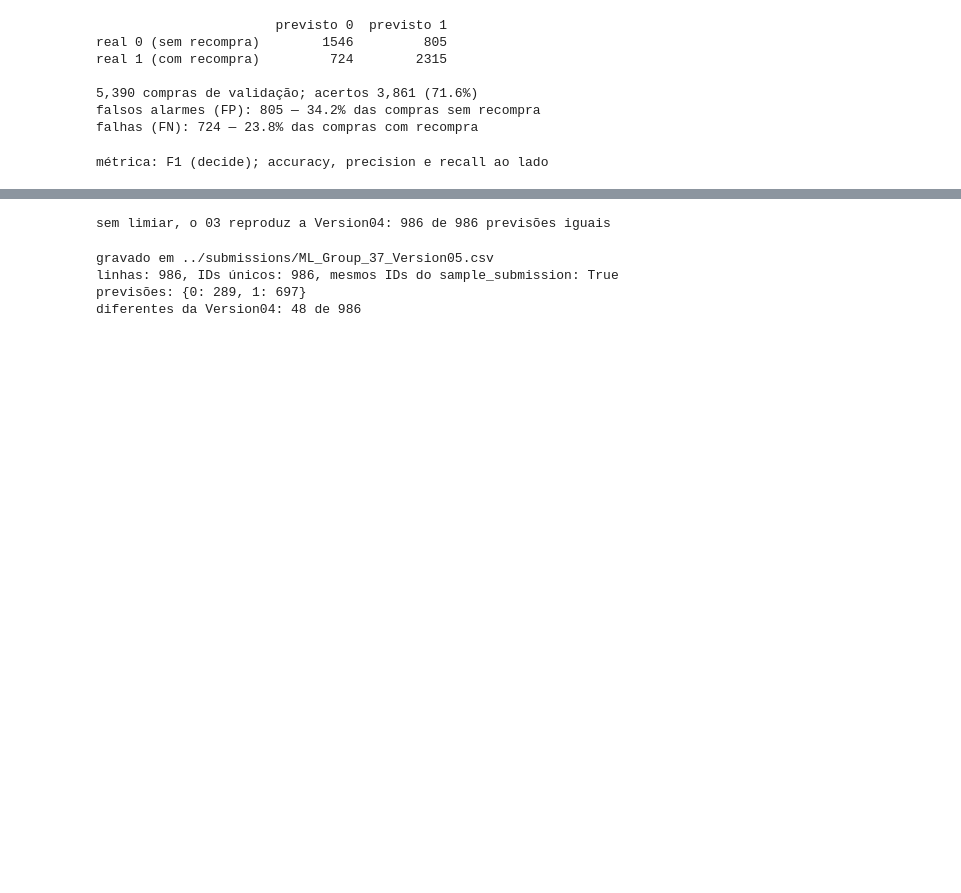
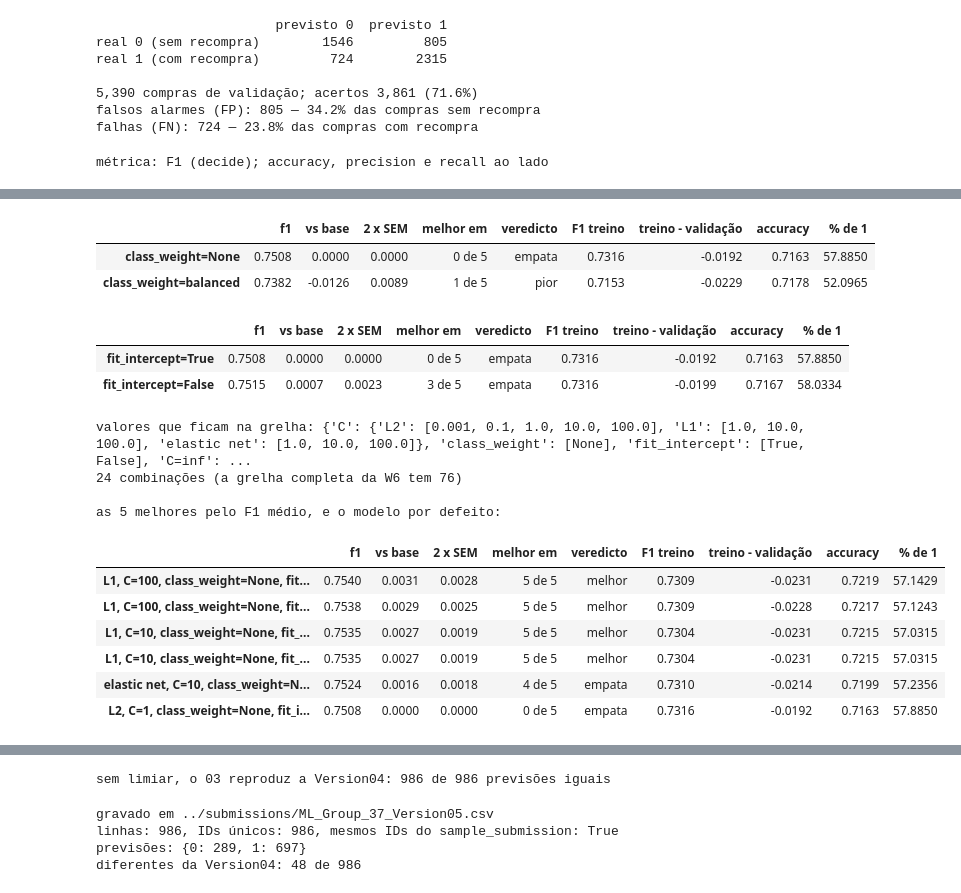
Before and after one commit to josebrites16/ML_project_2026-copia, a Jupyter notebook: notebooks/03_modelling.ipynb, the cells around one changed output, grey strips where cells are left out. Saved outputs shown, nothing was run; the diff lists cells and outputs as text; code cells hidden in the pictures; blank space fills up the shorter version.

```diff
--- a/notebooks/03_modelling.ipynb
+++ b/notebooks/03_modelling.ipynb
@@ -203,0 +253,75 @@ métrica: F1 (decide); accuracy, precision e recall ao lado
+# %%
+# Passo 11 - class_weight (W6, célula 61, Step 12). "balanced" dá a cada classe um peso inverso
+# à sua frequência. Aqui a classe 1 é a maioria (56%), por isso "balanced" tira peso à classe em
+# que o F1 é calculado: espera-se menos previsões 1 (ver "% de 1"), menos recall e menos F1.
+weight_table, weight_runs = sweep({
+    f"class_weight={weight}": LogisticRegression(class_weight=weight, max_iter=5000)
+    for weight in [None, "balanced"]})
+weight_table.round(4)
+# %% [output]
+|  | f1 | vs base | 2 x SEM | melhor em | veredicto | F1 treino | treino - validação | accuracy | % de 1 |
+| class_weight=None | 0.7508 | 0.0000 | 0.0000 | 0 de 5 | empata | 0.7316 | -0.0192 | 0.7163 | 57.8850 |
+| class_weight=balanced | 0.7382 | -0.0126 | 0.0089 | 1 de 5 | pior | 0.7153 | -0.0229 | 0.7178 | 52.0965 |
+# %%
+# Passo 12 - fit_intercept (W6, célula 66, Step 13): sem a constante, a compra com todas as
+# colunas a zero fica forçada a probabilidade 0.5 e os outros coeficientes compensam.
+intercept_table, intercept_runs = sweep({
+    f"fit_intercept={value}": LogisticRegression(fit_intercept=value, max_iter=5000)
+    for value in [True, False]})
+intercept_table.round(4)
+# %% [output]
+|  | f1 | vs base | 2 x SEM | melhor em | veredicto | F1 treino | treino - validação | accuracy | % de 1 |
+| fit_intercept=True | 0.7508 | 0.0000 | 0.0000 | 0 de 5 | empata | 0.7316 | -0.0192 | 0.7163 | 57.8850 |
+| fit_intercept=False | 0.7515 | 0.0007 | 0.0023 | 3 de 5 | empata | 0.7316 | -0.0199 | 0.7167 | 58.0334 |
+# %%
+# Passo 13 - a grelha (W6, célula 71, Step 14), só com os valores que não pioraram nos passos
+# 9 a 12 (veredicto "empata" ou "melhor" contra a referência), como pede o plano da equipa: a
+# grelha completa da W6 (76 combinações) demoraria mais de 10 minutos, porque o saga é lento.
+# Como na W6, C=np.inf é uma sub-grelha à parte: sem penalização não há força nem forma a escolher.
+def kept(table, values, label):
+    """Os valores de `values` cuja linha `label(value)` da tabela não piorou."""
+    return [value for value in values if table.loc[label(value), "veredicto"] != "pior"]
+
+
+grid_c = {family: kept(c_table, c_values, lambda value, f=family: f"{f}, C={value:g}")
+          for family in penalties}
+grid_weight = kept(weight_table, [None, "balanced"], lambda value: f"class_weight={value}")
+grid_intercept = kept(intercept_table, [True, False], lambda value: f"fit_intercept={value}")
+grid_none = none_table.loc["sem penalização, C=inf", "veredicto"] != "pior"
+
+grid = {}
+for family, model in penalties.items():
+    for value in grid_c[family]:
+        for weight in grid_weight:
+            for intercept in grid_intercept:
+                grid[f"{family}, C={value:g}, class_weight={weight}, fit_intercept={intercept}"] = \
+                    clone(model).set_params(C=value, class_weight=weight, fit_intercept=intercept)
+if grid_none:
+    for weight in grid_weight:
+        for intercept in grid_intercept:
+            grid[f"sem penalização, class_weight={weight}, fit_intercept={intercept}"] = \
+                LogisticRegression(C=np.inf, class_weight=weight, fit_intercept=intercept,
+                                   max_iter=5000)
+print("valores que ficam na grelha:", {"C": grid_c, "class_weight": grid_weight,
+                                       "fit_intercept": grid_intercept, "C=inf": grid_none})
+print(f"{len(grid)} combinações (a grelha completa da W6 tem 76)\n")
+
+grid_table, grid_runs = sweep(grid)
+print("as 5 melhores pelo F1 médio, e o modelo por defeito:")
+default_name = "L2, C=1, class_weight=None, fit_intercept=True"
+top = grid_table.sort_values("f1", ascending=False).head(5)
+if default_name in grid_table.index and default_name not in top.index:
+    top = pd.concat([top, grid_table.loc[[default_name]]])
+top.round(4)
+# %% [output]
+valores que ficam na grelha: {'C': {'L2': [0.001, 0.1, 1.0, 10.0, 100.0], 'L1': [1.0, 10.0, 100.0], 'elastic net': [1.0, 10.0, 100.0]}, 'class_weight': [None], 'fit_intercept': [True, False], 'C=inf': ...
+24 combinações (a grelha completa da W6 tem 76)
+
+as 5 melhores pelo F1 médio, e o modelo por defeito:
+|  | f1 | vs base | 2 x SEM | melhor em | veredicto | F1 treino | treino - validação | accuracy | % de 1 |
+| L1, C=100, class_weight=None, fit... | 0.7540 | 0.0031 | 0.0028 | 5 de 5 | melhor | 0.7309 | -0.0231 | 0.7219 | 57.1429 |
+| L1, C=100, class_weight=None, fit... | 0.7538 | 0.0029 | 0.0025 | 5 de 5 | melhor | 0.7309 | -0.0228 | 0.7217 | 57.1243 |
+| L1, C=10, class_weight=None, fit_... | 0.7535 | 0.0027 | 0.0019 | 5 de 5 | melhor | 0.7304 | -0.0231 | 0.7215 | 57.0315 |
+| L1, C=10, class_weight=None, fit_... | 0.7535 | 0.0027 | 0.0019 | 5 de 5 | melhor | 0.7304 | -0.0231 | 0.7215 | 57.0315 |
+| elastic net, C=10, class_weight=N... | 0.7524 | 0.0016 | 0.0018 | 4 de 5 | empata | 0.7310 | -0.0214 | 0.7199 | 57.2356 |
+| L2, C=1, class_weight=None, fit_i... | 0.7508 | 0.0000 | 0.0000 | 0 de 5 | empata | 0.7316 | -0.0192 | 0.7163 | 57.8850 |
```
Also changed, not shown: parts of 11 cells of this notebook.
